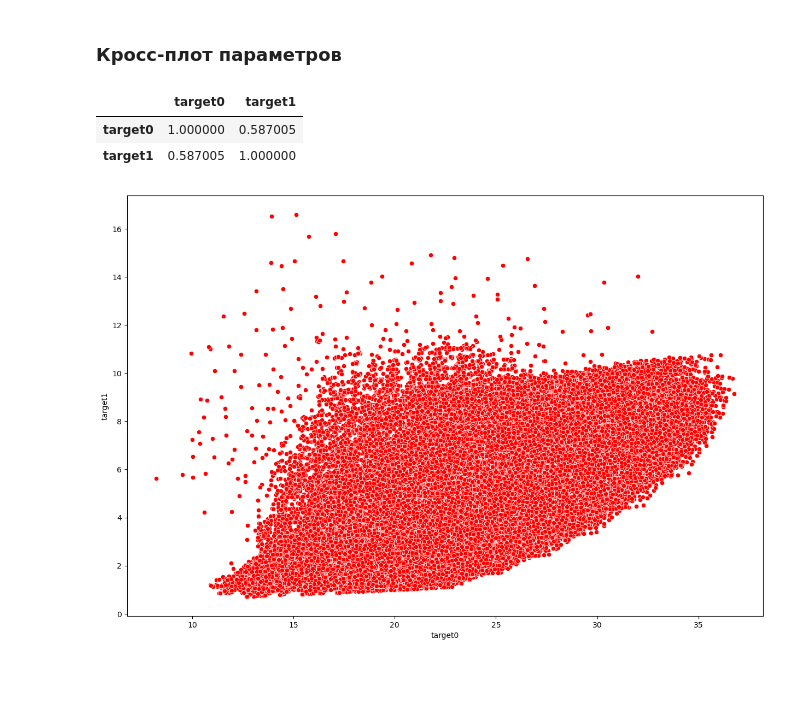
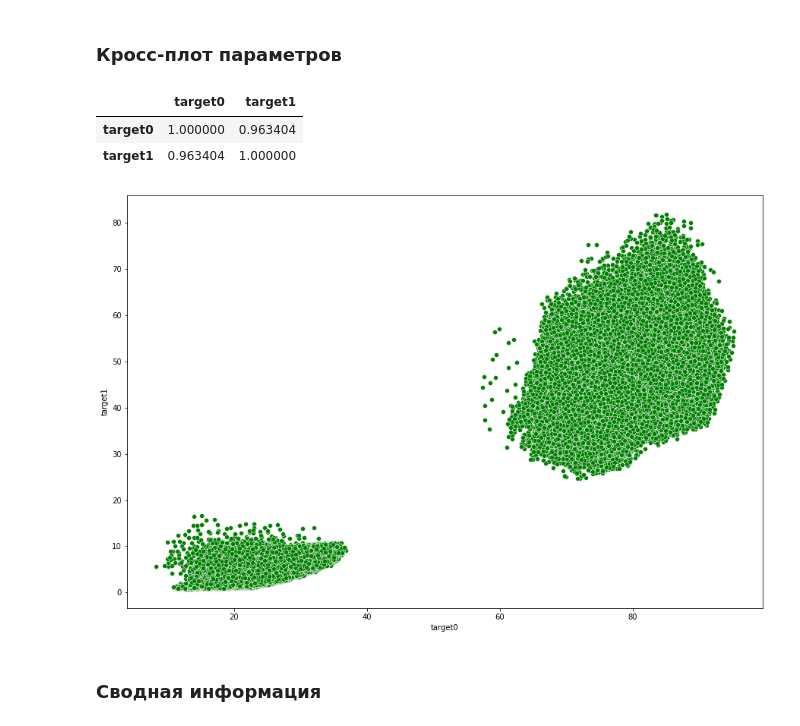
Before and after one commit to rafferti95/My-projects, a Jupyter notebook: 4_SIBUR challenge/SIBUR_Challenge.ipynb, the cells around one changed output. Saved outputs shown, nothing was run; the diff lists cells and outputs as text; code cells hidden in the pictures; blank space fills up the shorter version.

```diff
--- a/4_SIBUR challenge/SIBUR_Challenge.ipynb
+++ b/4_SIBUR challenge/SIBUR_Challenge.ipynb
@@ -247,7 +289,7 @@ hist_params('feature6', 'gas1+gas2')
 def scatter_plot(x, y, type_gas):
     fig, axes = plt.subplots(nrows = 1, ncols = 1, figsize = (15, 10))
 
-    if type_gas == 'gas1+gas2':
+    if type_gas == 'all':
         sns.scatterplot(
             data = data_set,
             x = x,
@@ -274,9 +316,11 @@ def scatter_plot(x, y, type_gas):
         )
         display(data_gas2[[x, y]].corr())
 # %%
-scatter_plot('target0', 'target1', 'gas1')
+scatter_plot('target0', 'target1', 'all')
 # %% [output]
 |  | target0 | target1 |
-| target0 | 1.000000 | 0.587005 |
-| target1 | 0.587005 | 1.000000 |
+| target0 | 1.000000 | 0.963404 |
+| target1 | 0.963404 | 1.000000 |
-[figure, old version]
+[figure, new version]
+# %% [markdown]
+### Сводная информация
```
Also changed, not shown: parts of 8 cells of this notebook.
